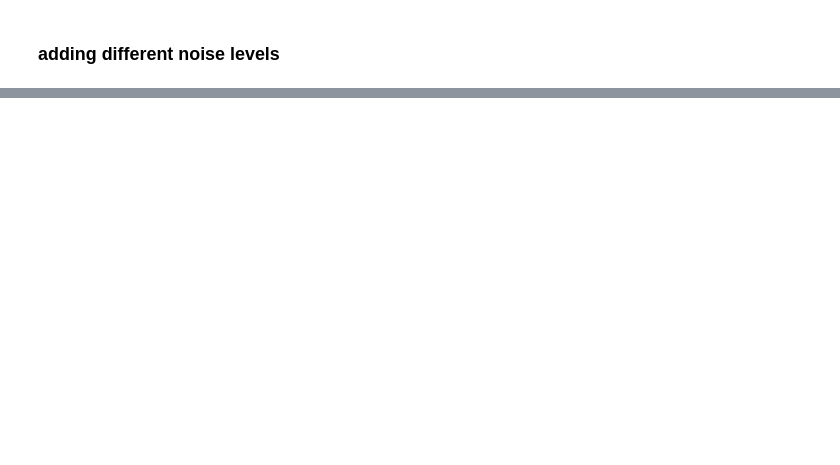
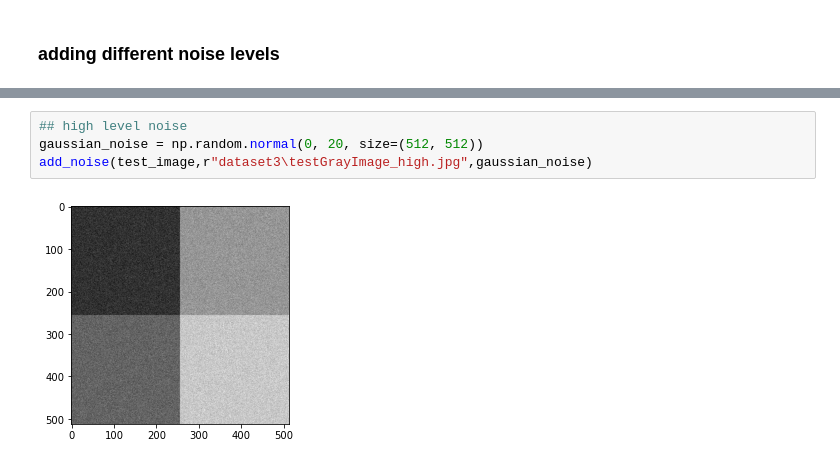
Before and after one commit to moataznoaaaman/DLCV_T1, a Jupyter notebook: task1.ipynb, the cells around one changed output, grey strips where cells are left out. Saved outputs shown, nothing was run; the diff lists cells and outputs as text; blank space fills up the shorter version.

```diff
--- a/task1.ipynb
+++ b/task1.ipynb
@@ -40,0 +40,6 @@ add_noise(r"dataset3\testGrayImage.jpg",r"dataset3\testGrayImage_high.jpg",gauss
+# %%
+## high level noise
+gaussian_noise = np.random.normal(0, 20, size=(512, 512))
+add_noise(test_image,r"dataset3\testGrayImage_high.jpg",gaussian_noise)
+# %% [output]
+[figure, added]
```
Also changed, not shown: parts of 5 cells of this notebook, 6 other files.
